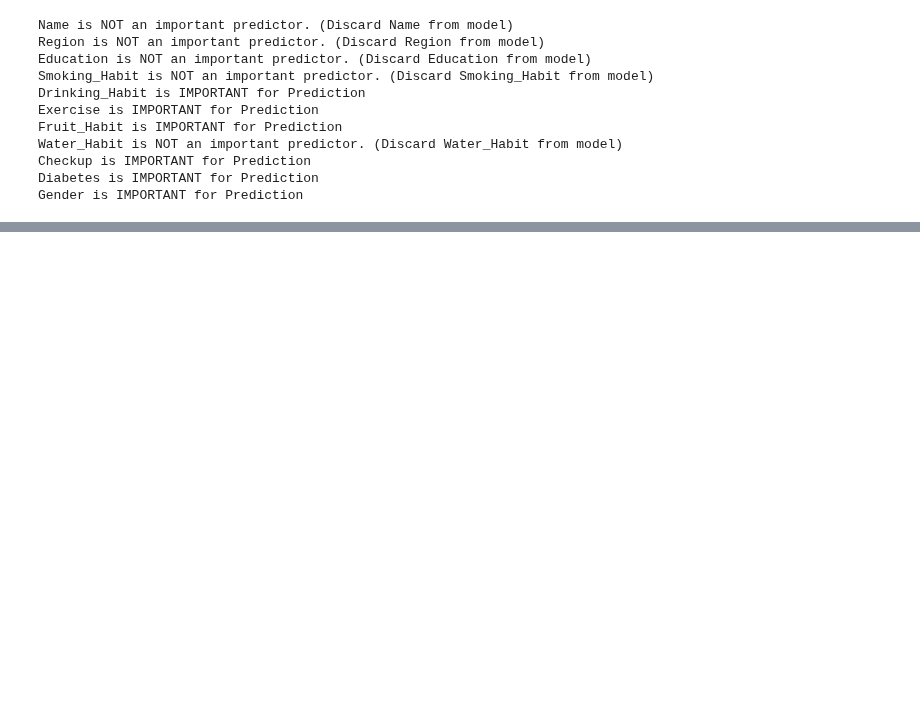
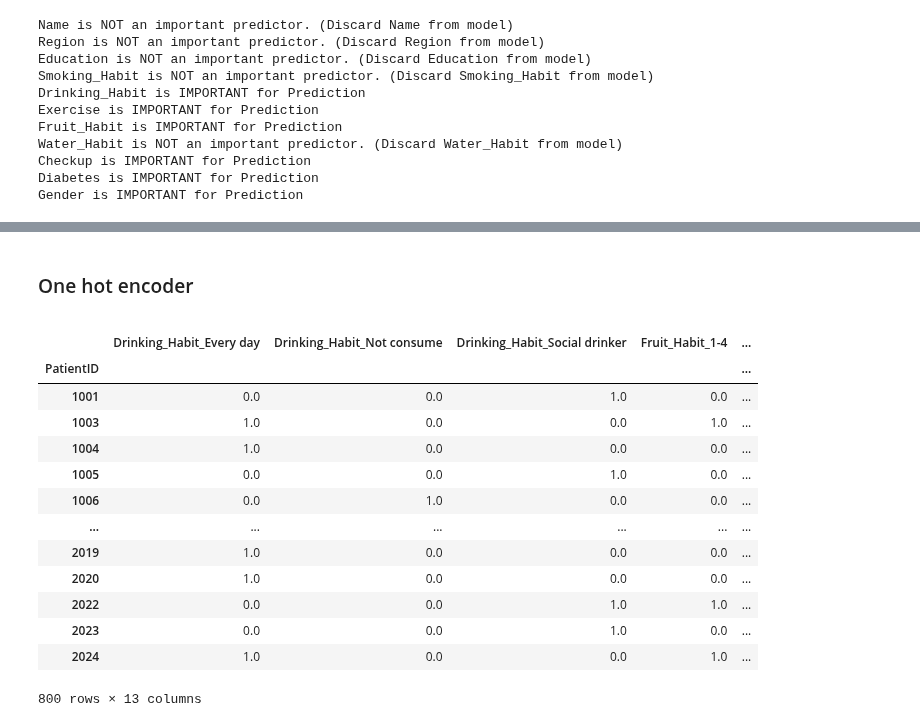
Before and after one commit to henrymmarques/MLProject, a Jupyter notebook: Group03 - ML Project.ipynb, the cells around one changed output, grey strips where cells are left out. Drawn from its saved outputs; the diff is of its cells as text; code cells hidden in the pictures; blank space fills up the shorter version.

```diff
--- a/Group03 - ML Project.ipynb
+++ b/Group03 - ML Project.ipynb
@@ -328,0 +332,3 @@ train_data.head()
+# %%
+dict_checkup = {"Less than 3 years but more than 1 year" : '1-3 years',  'Less than three months' : 'Less than 3 months'}
+train_data_cat.replace({"Checkup": dict_checkup}, inplace=True)
@@ -328,0 +361,7 @@ train_data.head()
+# %% [markdown]
+<a class="anchor" id="4th-bullet">
+
+
+###  One hot encoder
+
+</a>
@@ -328,0 +370,23 @@ train_data.head()
+# %%
+# Use OneHotEncoder to encode the categorical features. Get feature names and create a DataFrame
+# with the one-hot encoded categorical features (pass feature names)
+ohc = OneHotEncoder(sparse=False)
+ohc_feat = ohc.fit_transform(df_ohc.drop(['Exercise', 'Gender Male'], axis=1))
+ohc_feat_names = ohc.get_feature_names_out()
+ohc_df = pd.DataFrame(ohc_feat, index=df_ohc.index, columns=ohc_feat_names)
+ohc_df
+# %% [output]
+|  | Drinking_Habit_Every day | Drinking_Habit_Not consume | Drinking_Habit_Social drinker | Fruit_Habit_1-4 | ... |
+| PatientID |  |  |  |  | ... |
+| 1001 | 0.0 | 0.0 | 1.0 | 0.0 | ... |
+| 1003 | 1.0 | 0.0 | 0.0 | 1.0 | ... |
+| 1004 | 1.0 | 0.0 | 0.0 | 0.0 | ... |
+| 1005 | 0.0 | 0.0 | 1.0 | 0.0 | ... |
+| 1006 | 0.0 | 1.0 | 0.0 | 0.0 | ... |
+| ... | ... | ... | ... | ... | ... |
+| 2019 | 1.0 | 0.0 | 0.0 | 0.0 | ... |
+| 2020 | 1.0 | 0.0 | 0.0 | 0.0 | ... |
+| 2022 | 0.0 | 0.0 | 1.0 | 1.0 | ... |
+| 2023 | 0.0 | 0.0 | 1.0 | 0.0 | ... |
+| 2024 | 1.0 | 0.0 | 0.0 | 1.0 | ... |
+800 rows × 13 columns
```
Also changed, not shown: parts of 33 cells of this notebook.
